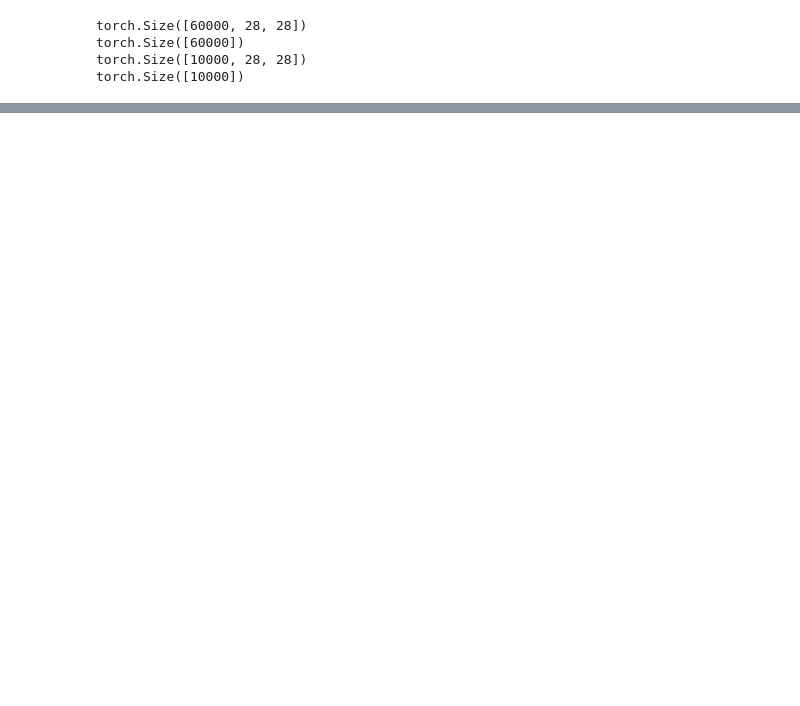
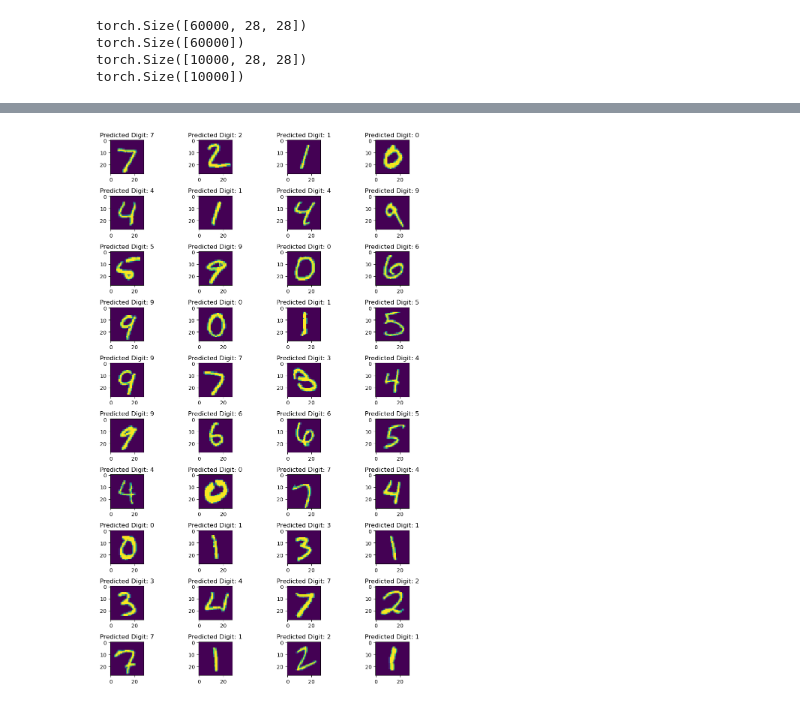
Before and after one commit to Joshuamxu27/MNIST_Digit_Recognizer, a Jupyter notebook: notebooks/model.ipynb, the cells around one changed output, grey strips where cells are left out. Saved outputs shown, nothing was run; the diff lists cells and outputs as text; code cells hidden in the pictures; blank space fills up the shorter version.

```diff
--- a/notebooks/model.ipynb
+++ b/notebooks/model.ipynb
@@ -52,10 +52,8 @@ torch.Size([10000])
 #pytorch dataset
 class CTDataset(Dataset):
     def __init__(self, image_tensor, label_tensor):
-        self.x = image_tensor
+        self.x = image_tensor.float()
         self.y = label_tensor
-        self.x = self.x / 255.
-        self.y = F.one_hot(self.y, num_classes=10).to(float)
     def __len__(self):
         return self.x.shape[0]
     def __getitem__(self, ix):
@@ -96,0 +145,13 @@ def train_model(dl, f, n_epochs=20):
+# %%
+xs, ys = train_ds[0:2000]
+yhats = f(xs).argmax(axis=1)
+
+fig, ax = plt.subplots(10,4,figsize=(10,15))
+for i in range(40):
+    plt.subplot(10,4,i+1)
+    plt.imshow(xs[i])
+    plt.title(f'Predicted Digit: {yhats[i]}')
+fig.tight_layout()
+plt.show()
+# %% [output]
+[figure, added]
```
Also changed, not shown: parts of 6 cells of this notebook.
